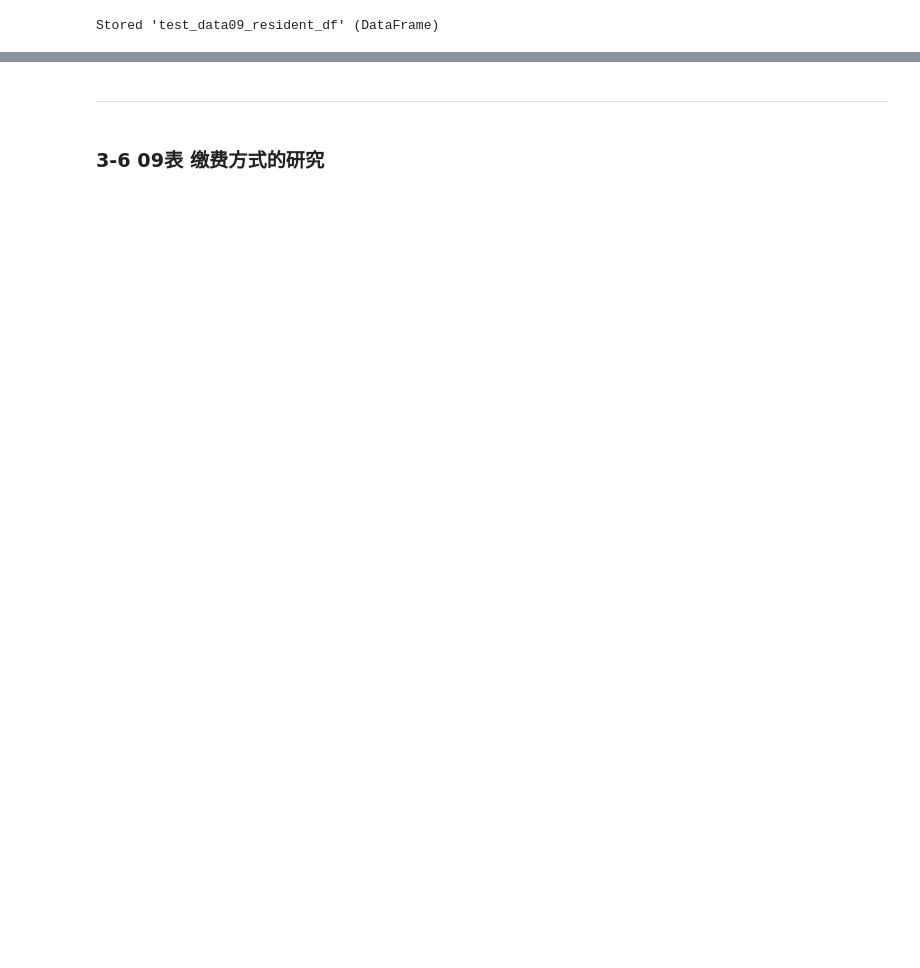
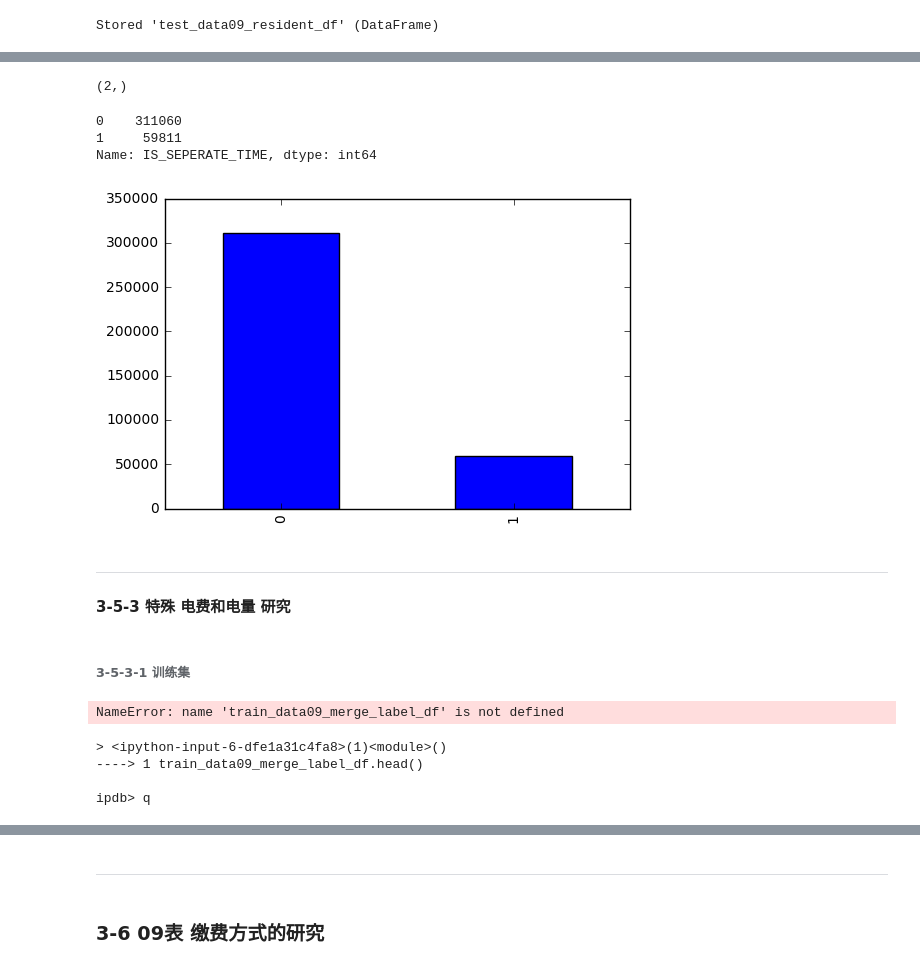
Before and after one commit to JDwangmo/customerPortrait, a Jupyter notebook: semi-finals/data_processing-09table.ipynb, the cells around one changed output, grey strips where cells are left out. Cells and saved outputs as stored; diff of their text form; code cells hidden in the pictures; blank space fills up the shorter version.

```diff
--- a/semi-finals/data_processing-09table.ipynb
+++ b/semi-finals/data_processing-09table.ipynb
@@ -1429,0 +1450,2 @@ show_attribute_detail(
+# %%
+temp['0'] = temp['0'].fillna('0,0')
@@ -1429,0 +1472,10 @@ show_attribute_detail(
+# %%
+# 电量方差
+test_data01_a_worker_per_user['MONEY_PQ_STD'] = temp['0'].str.split(',').str[0]
+test_data01_a_worker_per_user['MONEY_PQ_STD'] = \
+    test_data01_a_worker_per_user['MONEY_PQ_STD'].fillna(0).astype(float)
+# %%
+# 电价方差
+test_data01_a_worker_per_user['MONEY_PER_DEGREE_STD'] = temp['0'].str.split(',').str[1]
+test_data01_a_worker_per_user['MONEY_PER_DEGREE_STD'] = \
+    test_data01_a_worker_per_user['MONEY_PER_DEGREE_STD'].fillna(0).astype(float)
@@ -1539,2 +1595,0 @@ train_data09_resident_cons_elec_money_type_series.head()
-# %%
-test_data01_a_worker_per_user= test_data01_a_worker_per_user.drop(['MULTI_IS_SEPERATE_TIME','MULTI_ELEC_DEGREE'],axis=1)
@@ -1763,0 +1767,14 @@ Stored 'test_data09_resident_df' (DataFrame)
+# %%
+show_attribute_detail(
+    test_data01_a_worker_per_user,
+    'IS_SEPERATE_TIME',
+)
+# %% [output]
+(2,)
+0    311060
+1     59811
+Name: IS_SEPERATE_TIME, dtype: int64
+[figure, added]
+# %% [markdown]
+---
+#### 3-5-3 特殊 电费和电量 研究
@@ -1763,0 +1783,10 @@ Stored 'test_data09_resident_df' (DataFrame)
+# %% [markdown]
+###### 3-5-3-1 训练集
+# %%
+train_data09_merge_label_df.head()
+# %% [output]
+NameError: name 'train_data09_merge_label_df' is not defined
+> <ipython-input-6-dfe1a31c4fa8>(1)<module>()
+----> 1 train_data09_merge_label_df.head()
+
+ipdb> q
```
Also changed, not shown: parts of 108 cells of this notebook, 9 other files.
